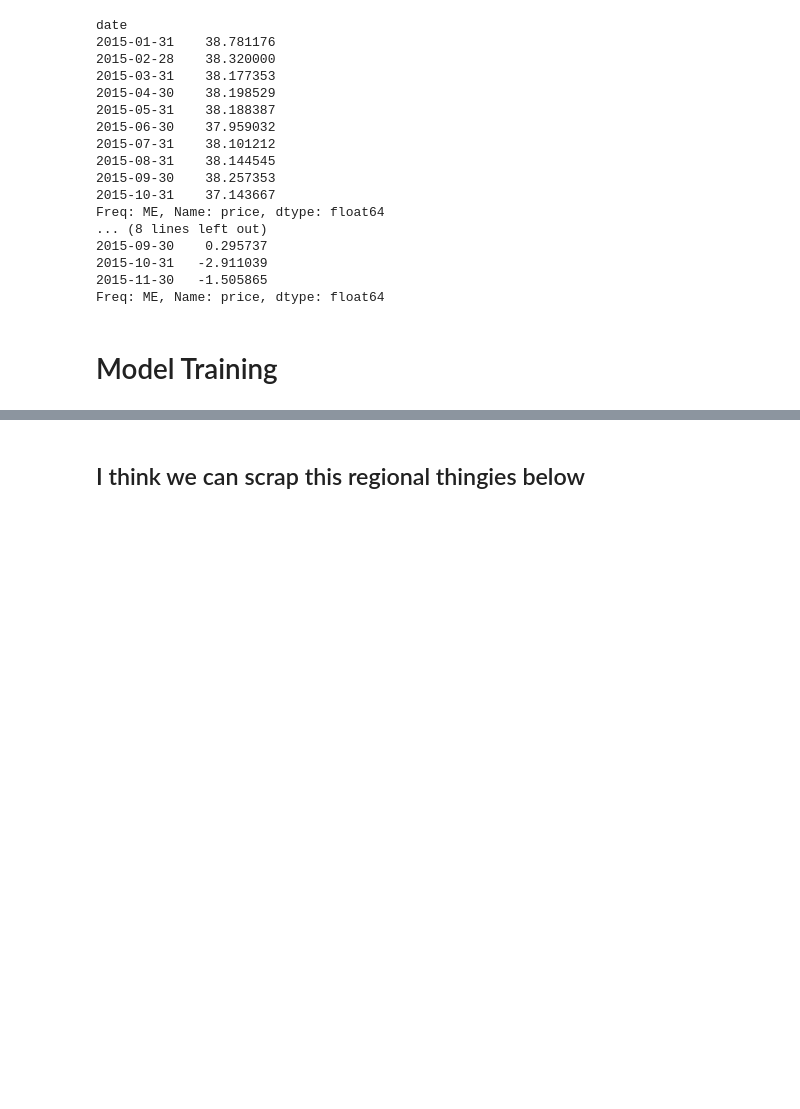
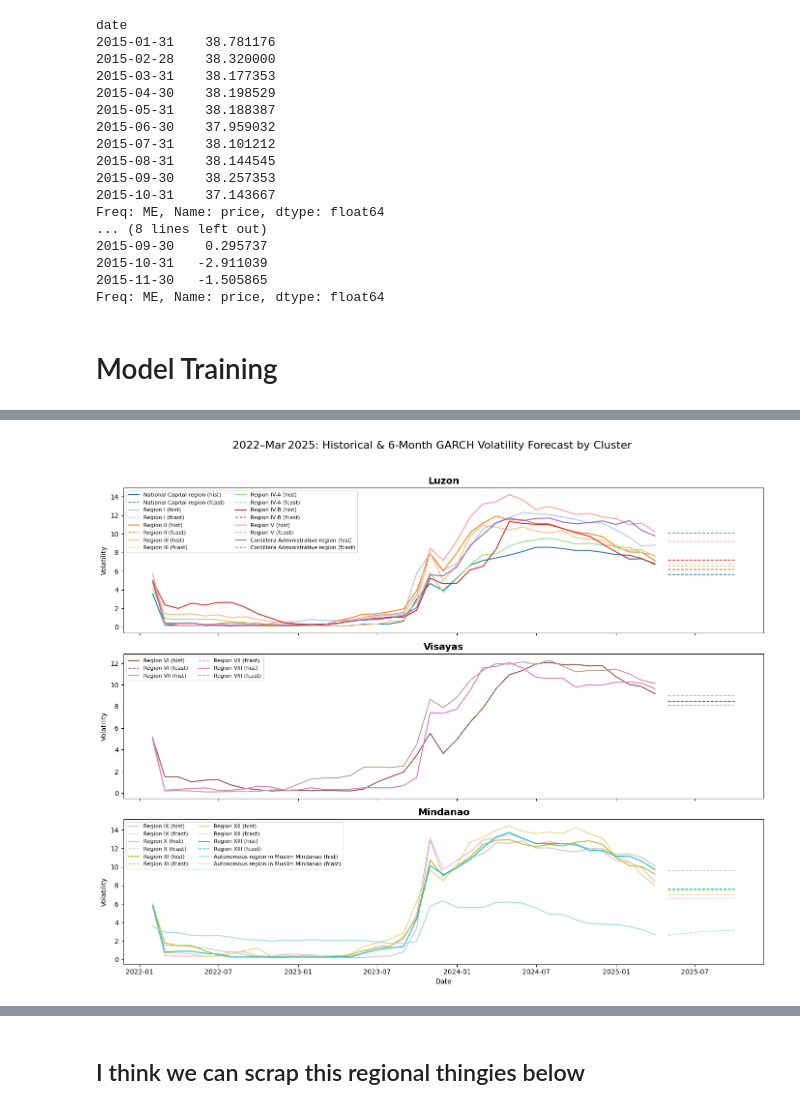
Before and after one commit to JohnCarloSabenorio/GrainShift, a Jupyter notebook: backend/grainshift garch.ipynb, the cells around one changed output, grey strips where cells are left out. Drawn from its saved outputs; the diff is of its cells as text; code cells hidden in the pictures; blank space fills up the shorter version.

Commit message:
Garch Update
 Utilized Fan Forecast

```diff
--- a/backend/grainshift garch.ipynb
+++ b/backend/grainshift garch.ipynb
@@ -352 +353,16 @@ from arch import arch_model
+# %%
+avg_price_by_region = all_rice_df.groupby(['date', 'admin1'])['price'].mean().reset_index()
+
+pivot_df = avg_price_by_region.pivot(index='date', columns='admin1', values='price')
+
+regions = pivot_df.columns
+n = len(regions)
+
+colors = cm.get_cmap('tab20', n)(np.arange(n))
+
+luzon = ['National Capital region', 'Region I', 'Region II', 'Region III', 'Region IV-A', 'Region IV-B', 'Region V', 'Cordillera Administrative region']
+visayas = ['Region VI', 'Region VII', 'Region VIII']
+mindanao = ['Region IX', 'Region X', 'Region XI', 'Region XII', 'Region XIII', 'Autonomous region in Muslim Mindanao']
+
+clusters = {'Luzon': luzon, 'Visayas': visayas, 'Mindanao': mindanao}
 # %%
@@ -432,0 +449,82 @@ plt.show()
+# %%
+from pandas.tseries.offsets import MonthEnd
+
+pivot_df.index = pd.to_datetime(pivot_df.index)
+pivot_df = pivot_df.resample('M').mean().ffill()
+
+# define clusters
+clusters = {
+    'Luzon': [
+        'National Capital region', 'Region I', 'Region II', 'Region III',
+        'Region IV-A', 'Region IV-B', 'Region V',
+        'Cordillera Administrative region'
+    ],
+    'Visayas': ['Region VI', 'Region VII', 'Region VIII'],
+    'Mindanao': [
+        'Region IX', 'Region X', 'Region XI', 'Region XII', 'Region XIII',
+        'Autonomous region in Muslim Mindanao'
+    ]
+}
+
+# build a single list of all regions (preserving cluster order)
+all_regions = []
+for reglist in clusters.values():
+    all_regions.extend(reglist)
+# filter to those actually in `pivot_df`
+all_regions = [r for r in all_regions if r in pivot_df.columns]
+
+# grab a 20‑color qualitative colormap
+cmap = cm.get_cmap('tab20', len(all_regions))
+# map each region → one unique RGBA tuple
+color_map = {reg: cmap(i) for i, reg in enumerate(all_regions)}
+
+# figure with three panels
+fig, axes = plt.subplots(nrows=3, ncols=1, figsize=(14, 12), sharex=True)
+
+for ax, (cluster_name, region_list) in zip(axes, clusters.items()):
+    for region in region_list:
+        if region not in pivot_df.columns:
+            continue
+        ser = pivot_df[region].loc['2022-01-01':].dropna()
+        if len(ser) < 24:
+            continue
+
+        # fit GARCH(1,1)
+        res = arch_model(ser, vol='Garch', p=1, q=1).fit(disp='off')
+        hist_vol = res.conditional_volatility
+
+        # 6‑month forecast
+        h = 6
+        fcast = res.forecast(horizon=h)
+        fvol = np.sqrt(fcast.variance.values[-1, :])
+        last_date = hist_vol.index[-1]
+        fidx = pd.date_range(last_date + MonthEnd(), periods=h, freq='M')
+
+        # plot historical vol (solid) + forecast (dashed)
+        ax.plot(
+            hist_vol.index, hist_vol,
+            color=color_map[region],
+            linewidth=1.5,
+            label=f"{region} (hist)"
+        )
+        ax.plot(
+            fidx, fvol,
+            linestyle='--',
+            color=color_map[region],
+            linewidth=1.2,
+            label=f"{region} (fcast)"
+        )
+
+    ax.set_title(cluster_name, fontsize=14, weight='bold')
+    ax.set_ylabel("Volatility")
+    ax.legend(loc='upper left', fontsize=8, ncol=2)
+
+axes[-1].set_xlabel("Date")
+fig.suptitle(
+    "2022–Mar 2025: Historical & 6‑Month GARCH Volatility Forecast by Cluster",
+    fontsize=16, y=0.95
+)
+plt.tight_layout(rect=[0, 0, 1, 0.93])
+plt.show()
+# %% [output]
+[figure, added]
```
Also changed, not shown: parts of 7 cells of this notebook, 7 other files.
